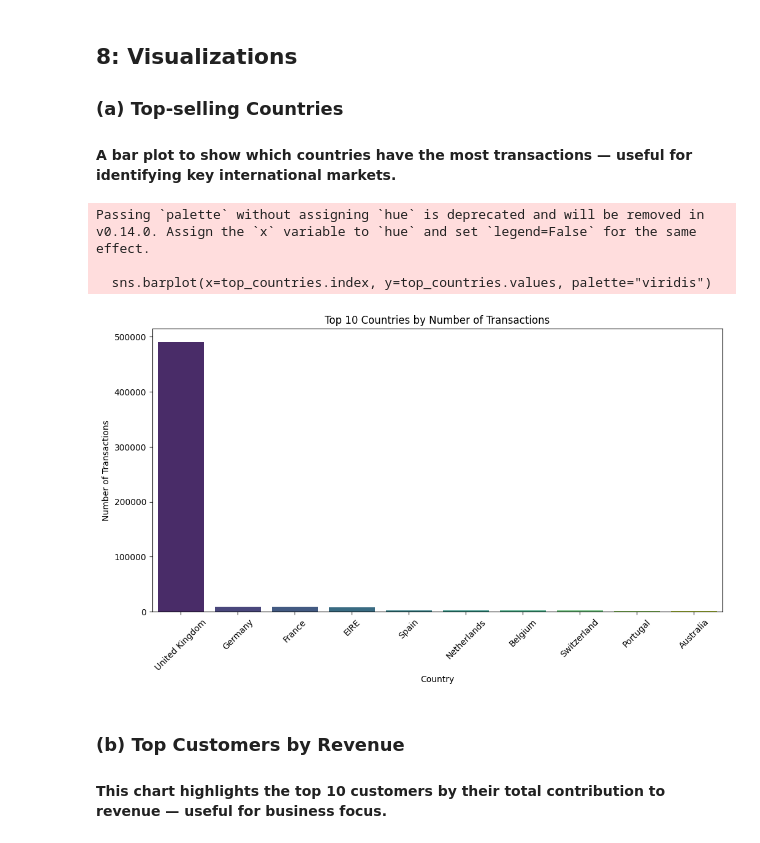
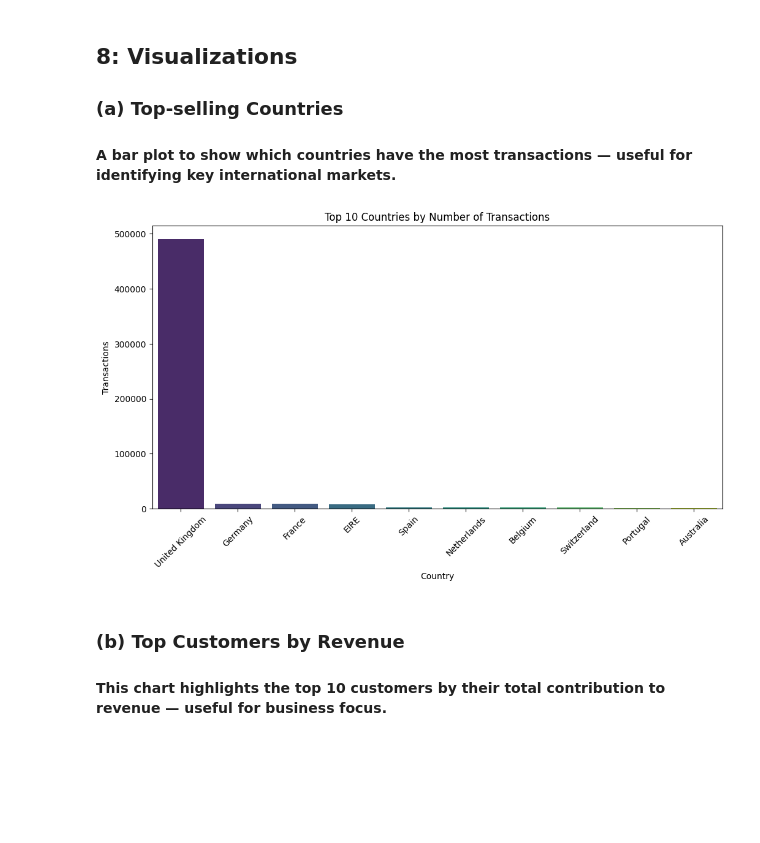
Before and after one commit to Ghanshyam-kr/OnlineRetail_EDA_Task, a Jupyter notebook: OnlineRetail_EDA.ipynb, the cells around one changed output. Saved outputs shown, nothing was run; the diff lists cells and outputs as text; code cells hidden in the pictures; blank space fills up the shorter version.

```diff
--- a/OnlineRetail_EDA.ipynb
+++ b/OnlineRetail_EDA.ipynb
@@ -135,19 +135,20 @@ product_quantity = df.groupby('Description')['Quantity'].sum().sort_values(ascen
 ### (a) Top-selling Countries
 #### A bar plot to show which countries have the most transactions — useful for identifying key international markets.
 # %%
+# Prepare data
+top_countries = df['Country'].value_counts().head(10).reset_index()
+top_countries.columns = ['Country', 'Transactions']
+
+# Plot with hue and palette
 plt.figure(figsize=(12,6))
-top_countries = df['Country'].value_counts().head(10)
-sns.barplot(x=top_countries.index, y=top_countries.values, palette="viridis")
+sns.barplot(data=top_countries, x='Country', y='Transactions', hue='Country', palette='viridis', legend=False)
 plt.title("Top 10 Countries by Number of Transactions")
-plt.ylabel("Number of Transactions")
+plt.ylabel("Transactions")
 plt.xlabel("Country")
 plt.xticks(rotation=45)
 plt.show()
 # %% [output]
-Passing `palette` without assigning `hue` is deprecated and will be removed in v0.14.0. Assign the `x` variable to `hue` and set `legend=False` for the same effect.
-
-  sns.barplot(x=top_countries.index, y=top_countries.values, palette="viridis")
-[figure, old version]
+[figure, new version]
 # %% [markdown]
 ### (b) Top Customers by Revenue
 #### This chart highlights the top 10 customers by their total contribution to revenue — useful for business focus.
```
Also changed, not shown: parts of 5 cells of this notebook.
